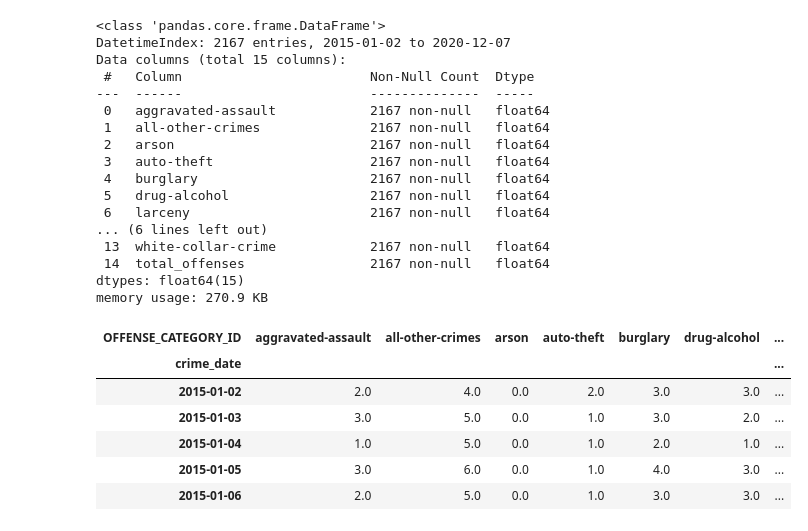
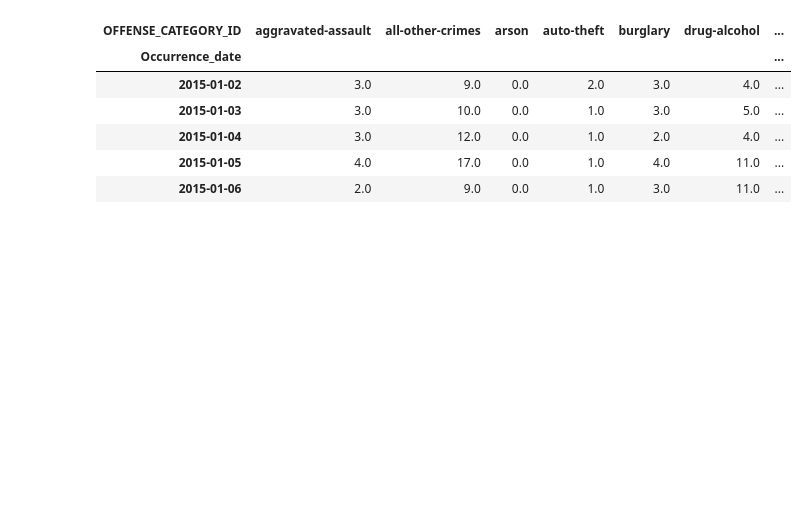
Before and after one commit to mnolker/Criminal_Weather_Denver, a Jupyter notebook: criminal_weather_merged.ipynb, the cells around one changed output. Saved outputs shown, nothing was run; the diff lists cells and outputs as text; code cells hidden in the pictures; blank space fills up the shorter version.

```diff
--- a/criminal_weather_merged.ipynb
+++ b/criminal_weather_merged.ipynb
@@ -47,7 +35,9 @@ memory usage: 93.4+ KB
 # %%
-crime_data['crime_date'] = pd.to_datetime(crime_data['Occurrence_date'])
+crime_data['Occurrence_date'] = pd.to_datetime(crime_data['Occurrence_date'])
+crime_data
+# crime_data_type_only = crime_data.groupby(['crime_date', 'OFFENSE_CATEGORY_ID']).nunique()
 
-crime_data_type_only = crime_data.groupby(['crime_date', 'OFFENSE_CATEGORY_ID']).nunique()
-crime_data_type_only.drop(['crime_date', 'OFFENSE_CATEGORY_ID','OFFENSE_TYPE_ID'], axis=1, inplace=True)
-crime_data_type_only.reset_index()
+# crime_data_type_only.drop(['Occurrence_date','crime_date', 'OFFENSE_CATEGORY_ID','OFFENSE_TYPE_ID'], axis=1, inplace=True)
+# crime_data_type_only= crime_data_type_only.reset_index()
+# crime_data_type_only
 # %% [output]
@@ -67,34 +57,17 @@ crime_data_type_only.reset_index()
 # %%
-crime_data_pivot = crime_data_type_only.pivot_table(index='crime_date', columns = 'OFFENSE_CATEGORY_ID', values ='INCIDENT_ID')
+crime_data_pivot = crime_data.pivot_table(index='Occurrence_date', columns = 'OFFENSE_CATEGORY_ID', values ='INCIDENT_ID',aggfunc="count")
 crime_data_pivot = crime_data_pivot.fillna(0)
 crime_data_pivot["total_offenses"] = crime_data_pivot.iloc[:,:].sum(axis=1)
-crime_data_pivot.info()
+# crime_data_pivot.info()
 crime_data_pivot.head()
 # %% [output]
-<class 'pandas.core.frame.DataFrame'>
-DatetimeIndex: 2167 entries, 2015-01-02 to 2020-12-07
-Data columns (total 15 columns):
- #   Column                        Non-Null Count  Dtype
----  ------                        --------------  -----
- 0   aggravated-assault            2167 non-null   float64
- 1   all-other-crimes              2167 non-null   float64
- 2   arson                         2167 non-null   float64
- 3   auto-theft                    2167 non-null   float64
- 4   burglary                      2167 non-null   float64
- 5   drug-alcohol                  2167 non-null   float64
- 6   larceny                       2167 non-null   float64
-... (6 lines left out)
- 13  white-collar-crime            2167 non-null   float64
- 14  total_offenses                2167 non-null   float64
-dtypes: float64(15)
-memory usage: 270.9 KB
 | OFFENSE_CATEGORY_ID | aggravated-assault | all-other-crimes | arson | auto-theft | burglary | drug-alcohol | ... |
-| crime_date |  |  |  |  |  |  | ... |
-| 2015-01-02 | 2.0 | 4.0 | 0.0 | 2.0 | 3.0 | 3.0 | ... |
-| 2015-01-03 | 3.0 | 5.0 | 0.0 | 1.0 | 3.0 | 2.0 | ... |
-| 2015-01-04 | 1.0 | 5.0 | 0.0 | 1.0 | 2.0 | 1.0 | ... |
-| 2015-01-05 | 3.0 | 6.0 | 0.0 | 1.0 | 4.0 | 3.0 | ... |
-| 2015-01-06 | 2.0 | 5.0 | 0.0 | 1.0 | 3.0 | 3.0 | ... |
+| Occurrence_date |  |  |  |  |  |  | ... |
+| 2015-01-02 | 3.0 | 9.0 | 0.0 | 2.0 | 3.0 | 4.0 | ... |
+| 2015-01-03 | 3.0 | 10.0 | 0.0 | 1.0 | 3.0 | 5.0 | ... |
+| 2015-01-04 | 3.0 | 12.0 | 0.0 | 1.0 | 2.0 | 4.0 | ... |
+| 2015-01-05 | 4.0 | 17.0 | 0.0 | 1.0 | 4.0 | 11.0 | ... |
+| 2015-01-06 | 2.0 | 9.0 | 0.0 | 1.0 | 3.0 | 11.0 | ... |
 # %%
 # Combine the data into a single dataset.
 #inner merge intentionally drops days that do not match in both data sets to avoid NaN records
```
Also changed, not shown: parts of 26 cells of this notebook.
